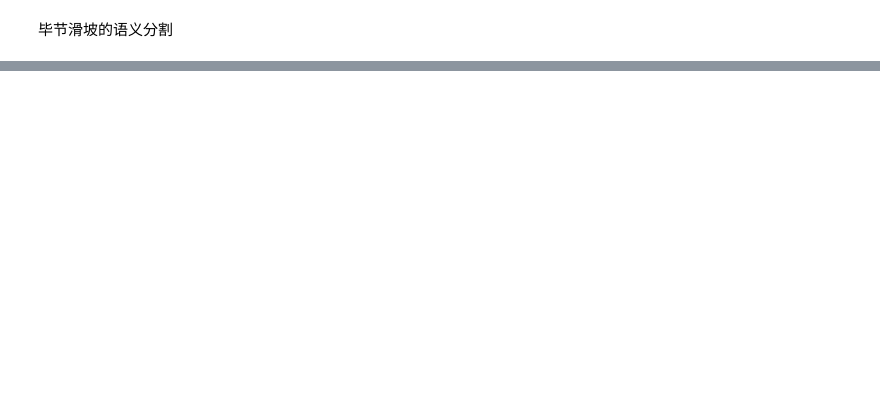
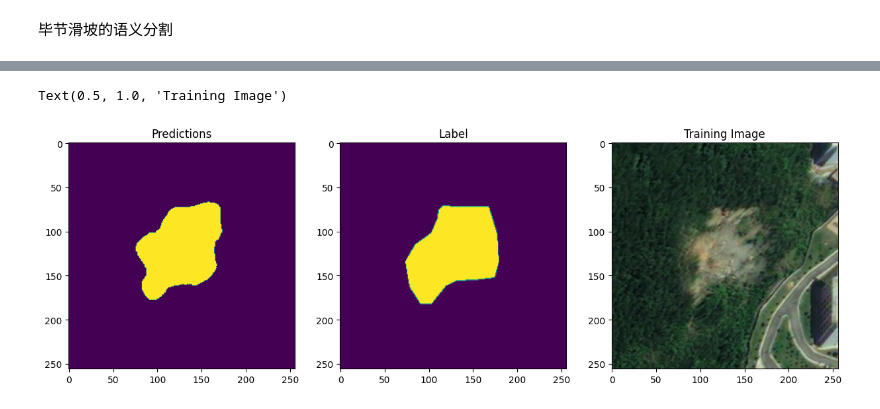
Before and after one commit to cdzzprog/npro, a Jupyter notebook: test.ipynb, the cells around one changed output, grey strips where cells are left out. Cells and saved outputs as stored; diff of their text form; code cells hidden in the pictures; blank space fills up the shorter version.

```diff
--- a/test.ipynb
+++ b/test.ipynb
@@ -1738,0 +2168,8 @@ class AttentionReconstructionLoss:
+# %%
+import pandas as pd
+import matplotlib.pyplot as plt
+import tensorflow as tf
+
+#划分训练集和测试集
+from sklearn.model_selection import train_test_split
+x_train, x_valid, y_train, y_valid = train_test_split(TRAIN_XX, TRAIN_YY, test_size=0.2, shuffle= True)
@@ -1738,0 +2326,14 @@ class AttentionReconstructionLoss:
+# %%
+threshold = 0.5
+pred_img = model.predict(x_valid)
+pred_img = (pred_img > threshold).astype(np.uint8)
+#选择第77个样本进行可视化
+img = 71
+fig,(ax1,ax2,ax3)= plt.subplots(1,3,figsize=(15,10))
+ax1.imshow(pred_img[img, :, :, 0])
+ax1.set_title("Predictions")
+ax2.imshow(y_valid[img, :, :, 0])
+ax2.set_title("Label")
+ax3.imshow(x_valid[img, :, :, 0:3]*255)
+ax3.set_title('Training Image')
+# %% [output]
@@ -1738,0 +2341,2 @@ class AttentionReconstructionLoss:
+Text(0.5, 1.0, 'Training Image')
+[figure, added]
```
Also changed, not shown: parts of 23 cells of this notebook, 4 other files.
